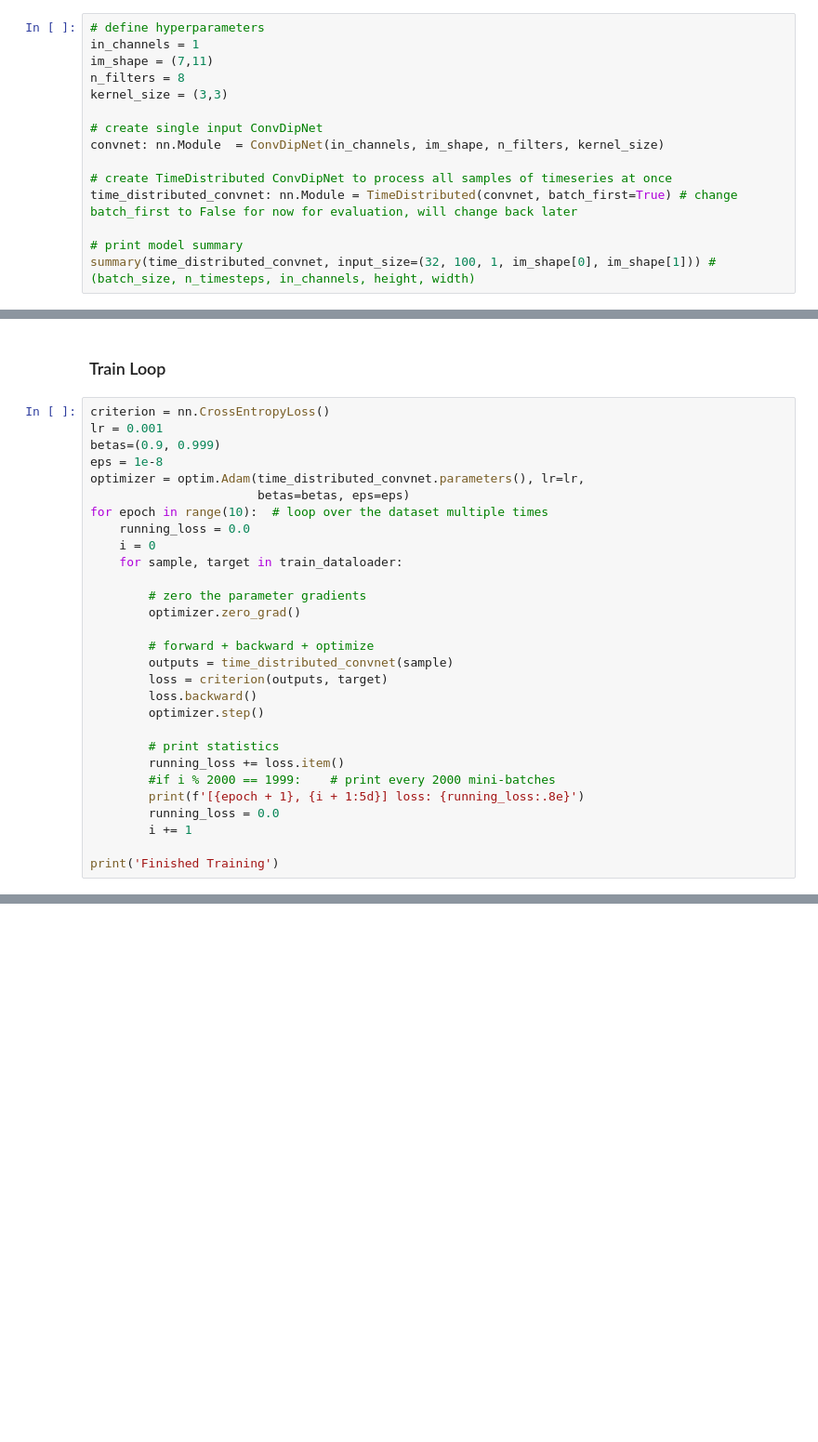
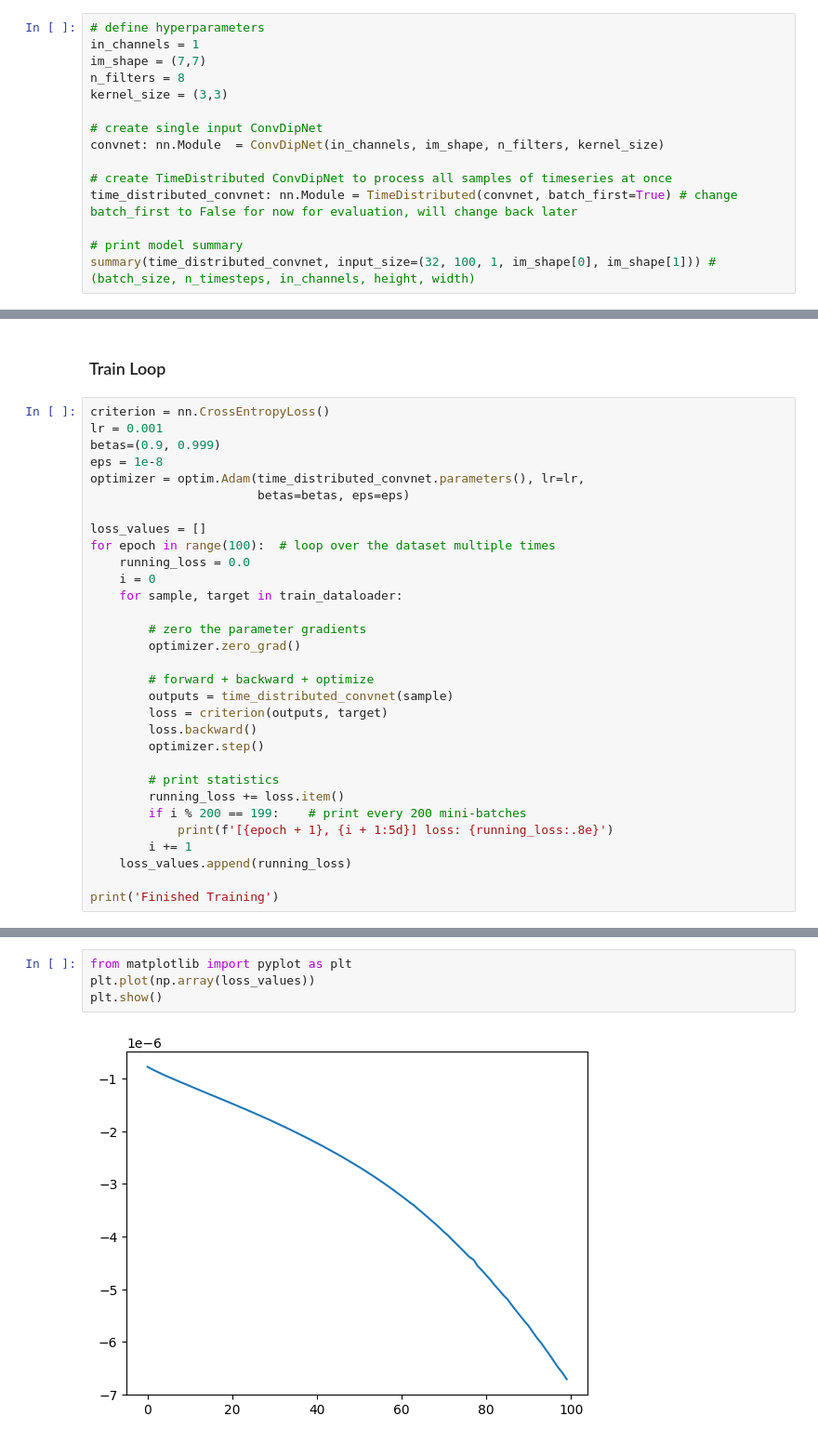
Before and after one commit to zbalkhy/esinet_MAE298, a Jupyter notebook: CNN_LSTM/workspace.ipynb, the cells around one changed output, grey strips where cells are left out. Shown at 93% size. Cells and saved outputs as stored; diff of their text form; blank space fills up the shorter version.

```diff
--- a/CNN_LSTM/workspace.ipynb
+++ b/CNN_LSTM/workspace.ipynb
@@ -22,7 +25,7 @@ from dipoleDataset import DipoleDataset
 # %%
 # define hyperparameters
 in_channels = 1
-im_shape = (7,11)
+im_shape = (7,7)
 n_filters = 8
 kernel_size = (3,3)
 
@@ -175,7 +179,9 @@ betas=(0.9, 0.999)
 eps = 1e-8
 optimizer = optim.Adam(time_distributed_convnet.parameters(), lr=lr,
                        betas=betas, eps=eps)
-for epoch in range(10):  # loop over the dataset multiple times
+
+loss_values = []
+for epoch in range(100):  # loop over the dataset multiple times
     running_loss = 0.0
     i = 0
     for sample, target in train_dataloader:
@@ -191,10 +197,10 @@ for epoch in range(10):  # loop over the dataset multiple times
 
         # print statistics
         running_loss += loss.item()
-        #if i % 2000 == 1999:    # print every 2000 mini-batches
-        print(f'[{epoch + 1}, {i + 1:5d}] loss: {running_loss:.8e}')
-        running_loss = 0.0
+        if i % 200 == 199:    # print every 200 mini-batches
+            print(f'[{epoch + 1}, {i + 1:5d}] loss: {running_loss:.8e}')
         i += 1
+    loss_values.append(running_loss)
 
 print('Finished Training')
 # %% [output]
@@ -217 +207,7 @@ print('Finished Training')
 Finished Training
+# %%
+from matplotlib import pyplot as plt
+plt.plot(np.array(loss_values))
+plt.show()
+# %% [output]
+[figure, added]
```
Also changed, not shown: parts of 8 cells of this notebook, 2 other files.
